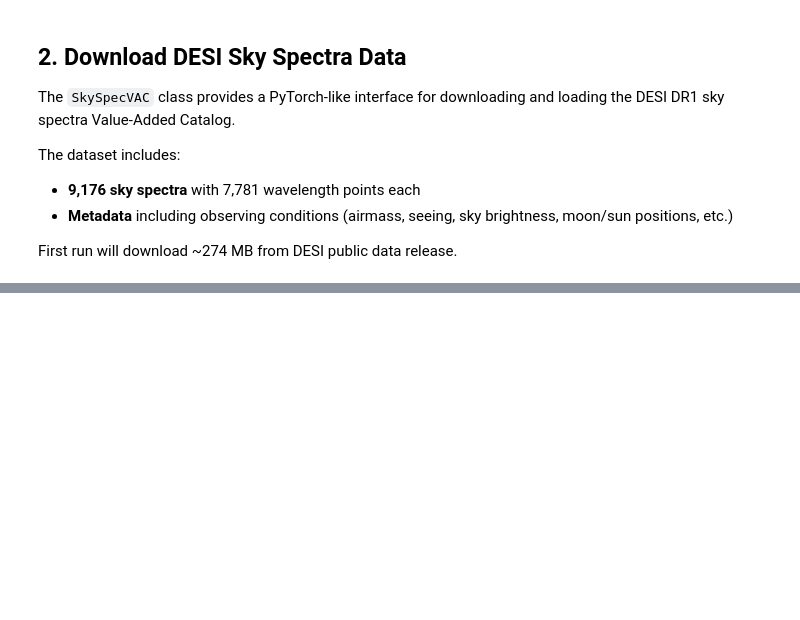
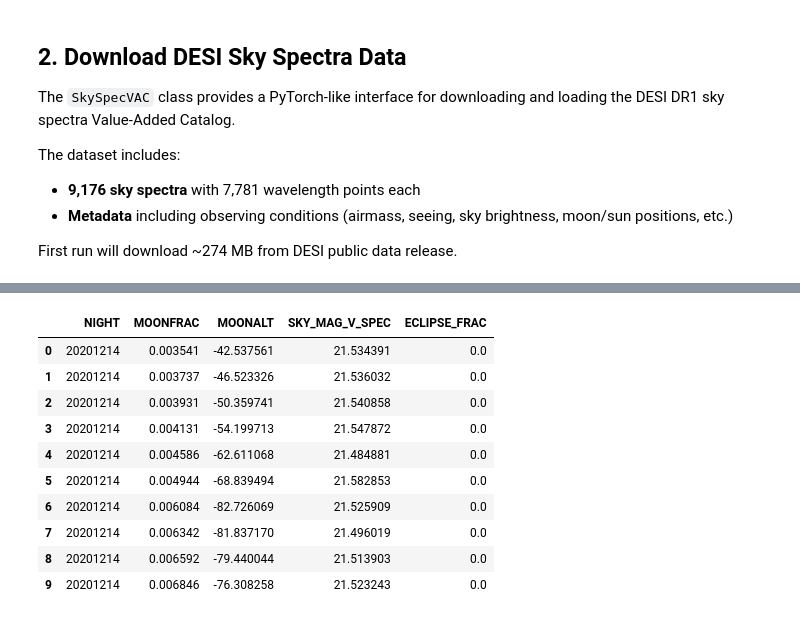
Before and after one commit to MatthewDowicz/desisky, a Jupyter notebook: examples/00_quickstart.ipynb, the cells around one changed output, grey strips where cells are left out. Drawn from its saved outputs; the diff is of its cells as text; code cells hidden in the pictures; blank space fills up the shorter version.

```diff
--- a/examples/00_quickstart.ipynb
+++ b/examples/00_quickstart.ipynb
@@ -66,0 +100,15 @@ metadata[['AIRMASS', 'SEEING_ETC', 'SKY_MAG_G_SPEC', 'SKY_MAG_R_SPEC', 'MOONFRAC
+# %%
+# Examine enriched metadata
+meta_e[['NIGHT', 'MOONFRAC', 'MOONALT', 'SKY_MAG_V_SPEC', 'ECLIPSE_FRAC']].head(10)
+# %% [output]
+|  | NIGHT | MOONFRAC | MOONALT | SKY_MAG_V_SPEC | ECLIPSE_FRAC |
+| 0 | 20201214 | 0.003541 | -42.537561 | 21.534391 | 0.0 |
+| 1 | 20201214 | 0.003737 | -46.523326 | 21.536032 | 0.0 |
+| 2 | 20201214 | 0.003931 | -50.359741 | 21.540858 | 0.0 |
+| 3 | 20201214 | 0.004131 | -54.199713 | 21.547872 | 0.0 |
+| 4 | 20201214 | 0.004586 | -62.611068 | 21.484881 | 0.0 |
+| 5 | 20201214 | 0.004944 | -68.839494 | 21.582853 | 0.0 |
+| 6 | 20201214 | 0.006084 | -82.726069 | 21.525909 | 0.0 |
+| 7 | 20201214 | 0.006342 | -81.837170 | 21.496019 | 0.0 |
+| 8 | 20201214 | 0.006592 | -79.440044 | 21.513903 | 0.0 |
+| 9 | 20201214 | 0.006846 | -76.308258 | 21.523243 | 0.0 |
```
Also changed, not shown: parts of 28 cells of this notebook, 6 other files.
